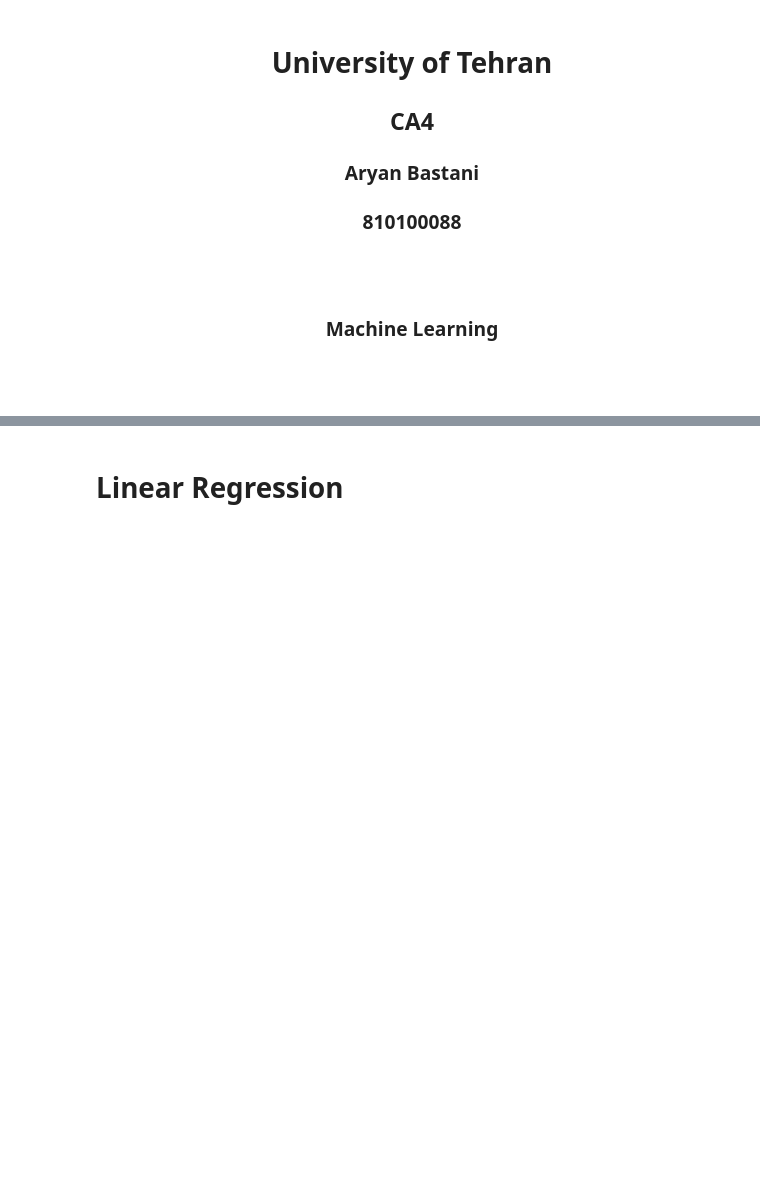
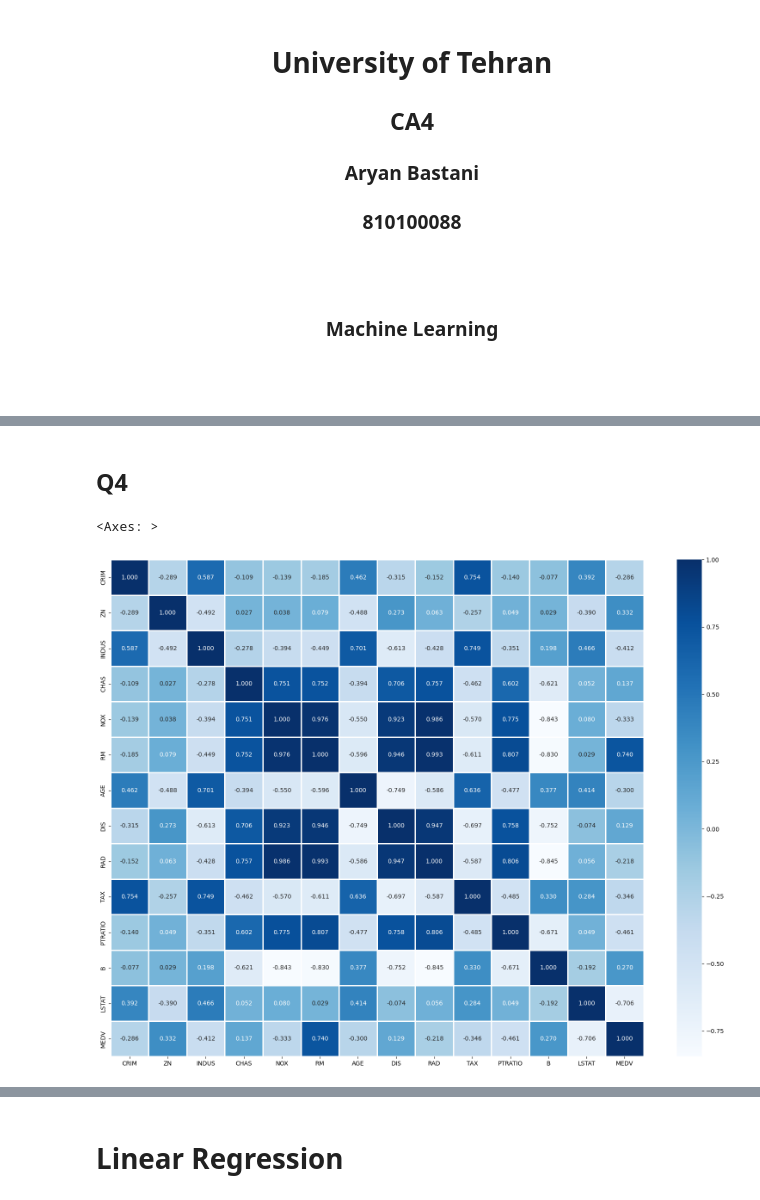
Before and after one commit to AryanBastani/AI-Course-Projects, a Jupyter notebook: Machine Learning/AI-CA4.ipynb, the cells around one changed output, grey strips where cells are left out. Saved outputs shown, nothing was run; the diff lists cells and outputs as text; code cells hidden in the pictures; blank space fills up the shorter version.

```diff
--- a/Machine Learning/AI-CA4.ipynb
+++ b/Machine Learning/AI-CA4.ipynb
@@ -9,0 +132,9 @@
+# %% [markdown]
+## Q4
+# %%
+corrResult = data.corr()
+plt.figure(figsize=(20, 15))
+seaborn.heatmap(corrResult, annot=True, fmt=".3f", linewidths=1, cmap="Blues")
+# %% [output]
+<Axes: >
+[figure, added]
```
Also changed, not shown: parts of 17 cells of this notebook, 2 other files.
